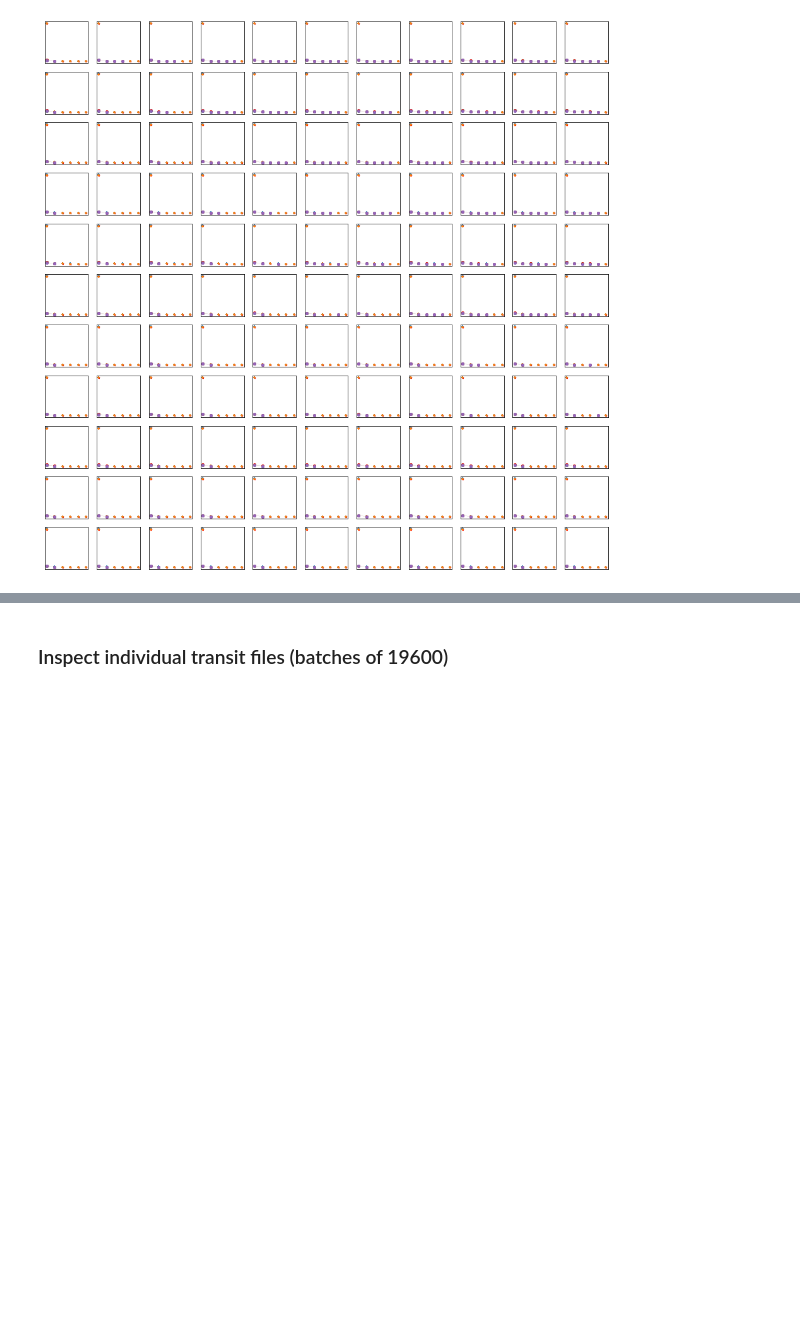
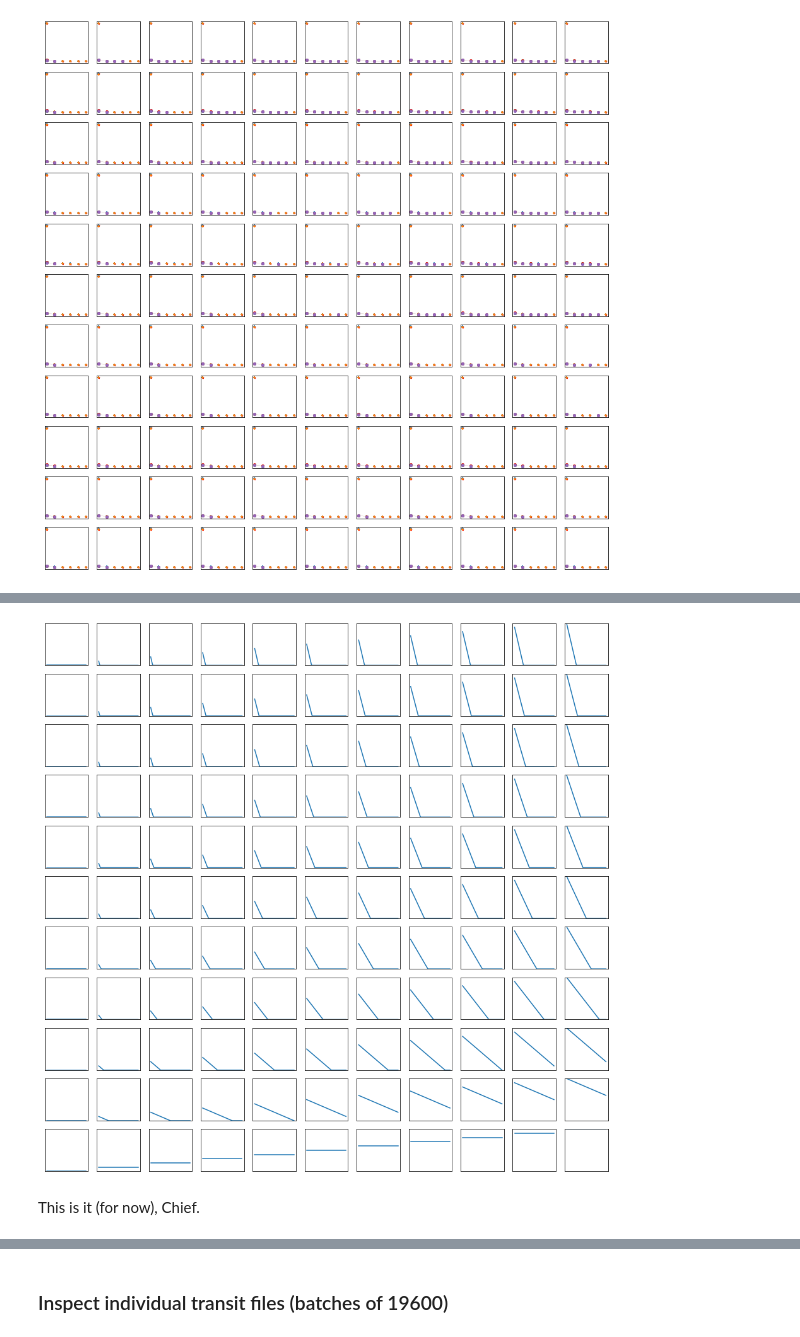
Before and after one commit to exoclam/sculpting, a Jupyter notebook: hipergator/analyze-hipergator-logslope.ipynb, the cells around one changed output, grey strips where cells are left out. Saved outputs shown, nothing was run; the diff lists cells and outputs as text; code cells hidden in the pictures; blank space fills up the shorter version.

```diff
--- a/hipergator/analyze-hipergator-logslope.ipynb
+++ b/hipergator/analyze-hipergator-logslope.ipynb
@@ -726,0 +804,27 @@ IndexError: invalid index to scalar variable.
+# %%
+plt.figure(figsize=(16,16))
+index = 0
+ms = np.linspace(-2, 0, 11)
+for i, gi_m in enumerate(ms):
+    for gi_b in range(11):
+        ax = plt.subplot2grid((11,11), (i,gi_b))
+        #cube = [random.uniform(0,1), random.uniform(0,1)]
+        #cube = prior_grid(cube, ndim, nparams, gi_m, gi_b)
+        cutoff = 0 # placeholder
+
+        #print(round(gi_m, 1), df.bs[index])
+        y = plot_prob(x, round(gi_m, 1), df.bs[index])
+        #y = prob_intact(x, round(df.ms[index], 1), df.bs[index], cutoff)
+        #y = prob_intact(x, np.linspace(-1,0,11)[gi_m], np.linspace(0,1,11)[gi_b])
+        ax.plot(x, y)
+        ax.set_ylim([0, 1])
+        ax.get_xaxis().set_visible(False)
+        ax.get_yaxis().set_visible(False)
+        ax.set_xscale('log')
+
+        index += 1
+plt.show()
+# %% [output]
+[figure, added]
+# %% [markdown]
+This is it (for now), Chief.
```
Also changed, not shown: parts of 8 cells of this notebook.
